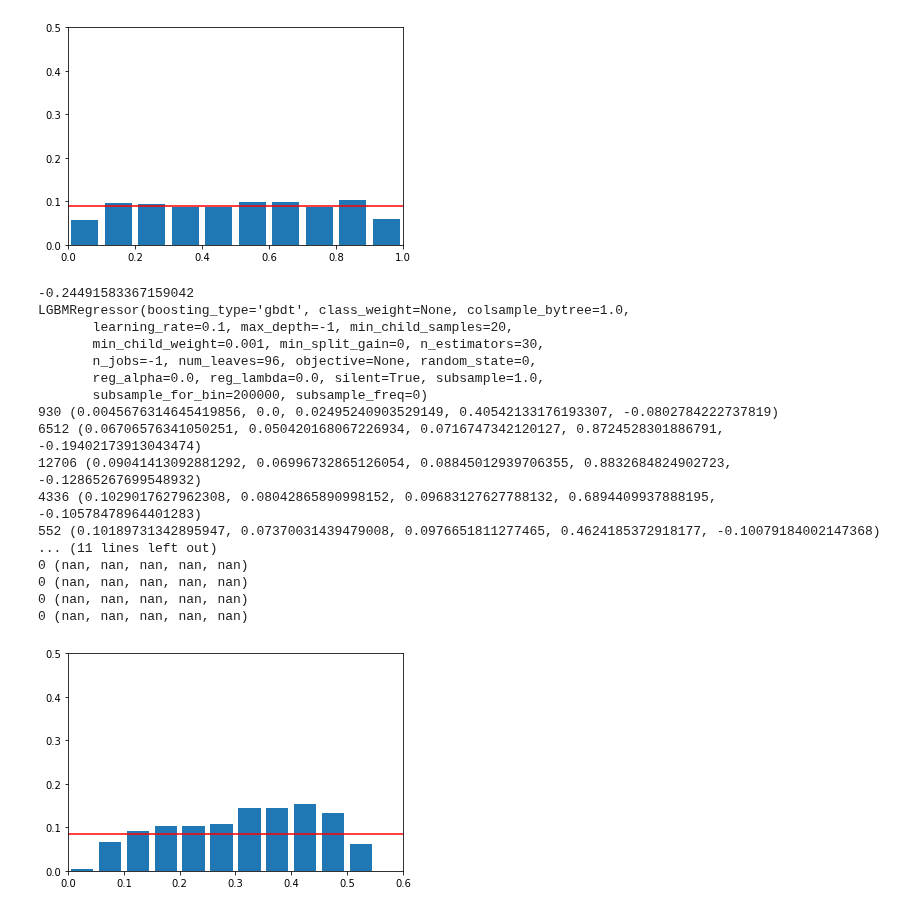
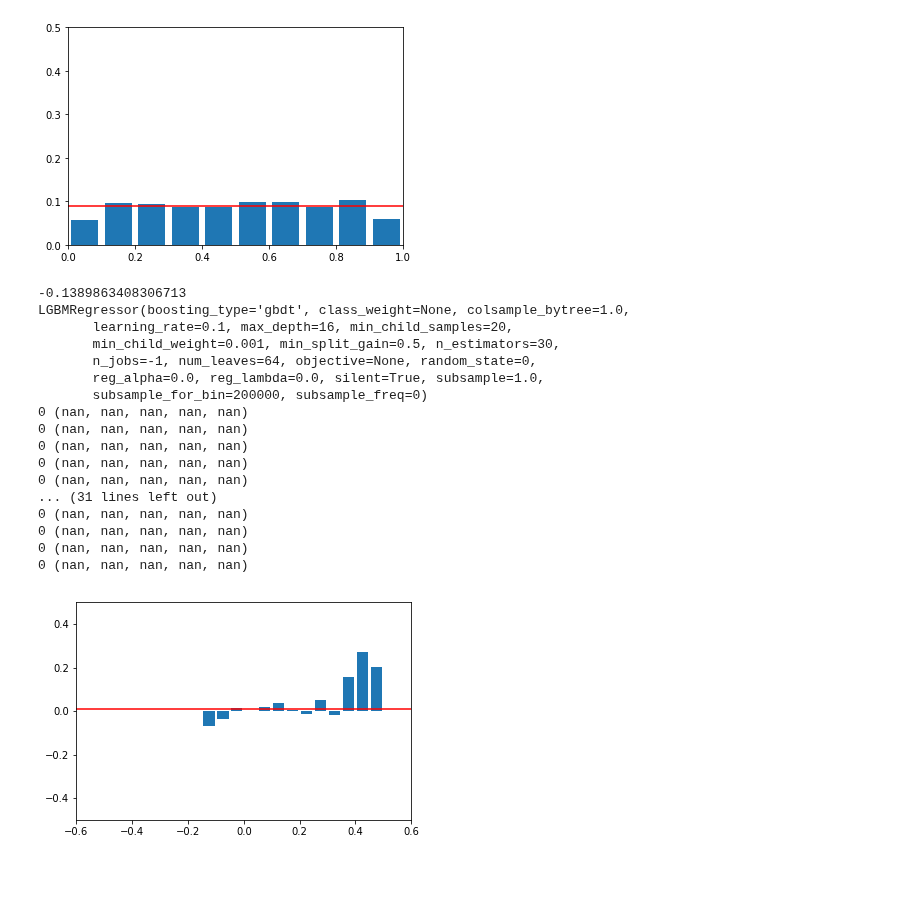
Before and after one commit to Bantorra0/Quant, a Jupyter notebook: test_clf.ipynb, the cells around one changed output. Drawn from its saved outputs; the diff is of its cells as text; code cells hidden in the pictures; blank space fills up the shorter version.

```diff
--- a/test_clf.ipynb
+++ b/test_clf.ipynb
@@ -47,14 +47,18 @@ X = ml_model.gen_X(df_all, cols_future)
 
 paras = [("y_l_rise", {"pred_period": 20, "is_high": True, "is_clf": False,"threshold":0.2}, df_all),
          ("y_l_decline", {"pred_period": 20, "is_high": False, "is_clf": False, "threshold":0.2}, df_all),
-         ("y_s_rise", {"pred_period": 5, "is_high": True, "is_clf": False,"threshold":0.1}, df_all),
-         ("y_s_decline", {"pred_period": 5, "is_high": False, "is_clf": False,"threshold":0.1}, df_all), ]
+         # ("y_s_rise", {"pred_period": 5, "is_high": True, "is_clf": False,"threshold":0.1}, df_all),
+         # ("y_s_decline", {"pred_period": 5, "is_high": False, "is_clf": False,"threshold":0.1}, df_all),
+         ]
 
 # paras = [("y_l", {"pred_period": 20, "is_high": True, "is_clf": False,
 #                        "threshold":0.1}, df_all)]
 Y = pd.concat([ml_model.gen_y(v2, **v1) for k, v1, v2 in paras], axis=1)
 Y.columns = [k for k, _, _ in paras]
 Y.index = X.index
+Y["y_l"] = Y.apply(
+    lambda r:r["y_l_rise"] if r["y_l_rise"]> -r["y_l_decline"] else r["y_l_decline"],
+    axis=1)
 print(X.shape, Y.shape, Y.columns)
 # %% [output]
 2018-01-01 2011-02-27 2009-02-07
@@ -107,10 +114,10 @@ print(train_date_idx[0],train_date_idx[-1])
 test_date_idx = trading_date_idxes[(trading_date_idxes>="2017-01-01")][:-21]
 print(test_date_idx[0],test_date_idx[-1])
 
-ycol = "y_l_rise"
+ycol = "y_l"
 X_train = X.loc[train_date_idx]
-Y_train = {ycol:Y.loc[train_date_idx, ycol]}
+Y_train = Y.loc[train_date_idx]
 print(X_train.shape, Y_train[ycol].shape)
 X_test = X.loc[test_date_idx]
-Y_test = {ycol:Y.loc[test_date_idx,ycol]}
-print(X_test.shape, Y_test[ycol].shape)
+Y_test = Y.loc[test_date_idx]
+print(X_test.shape, Y_test.shape)
@@ -220,11 +232,11 @@ for code, df in df_combined[cond].groupby("code"):
 2017-05-23  603799.SH   42.7  42.9562    42.5035  0.379645  0.730326
 # %%
 models["model_l_high_reg"] = lgbm.LGBMRegressor(
-    n_estimators=30, num_leaves=96,
-    max_depth=-1,
+    n_estimators=30, num_leaves=64,
+    max_depth=16,
     random_state=0,
     min_child_samples=20,
-    min_split_gain=0,
+    min_split_gain=0.5,
 )
 
 
@@ -371,49 +370,54 @@ Y_test_pred_reg ={ycol: models["model_l_high_reg"].predict(X_test)}
 print(models["model_l_high_reg"].score(X_test,Y_test[ycol]))
 print(models["model_l_high_reg"])
 
 interval = 0.05
 n = int(1/interval)
 x0 = np.arange(n+1)*interval
 y0 = np.ones(x0.shape)* Y_test[ycol].mean()
 
+ycol2 = "y_l"
+
 
 y1 = []
 cnt1 = []
-for i in range(n):
+for i in range(-n,n):
     p0 = i*interval
     p1 = (i+1)*interval
     cond=(p0 < Y_test_pred_reg[ycol]) & (Y_test_pred_reg[ycol] <=p1)
     cnt1.append(sum(cond))
-    y1.append((Y_test[ycol][cond].mean(), Y_test[ycol][cond].median(),Y_test[ycol][cond].std(),Y_test[ycol][cond].max(),Y_test[ycol][cond].min()))
+    y1.append((Y_test[ycol2][cond].mean(), Y_test[ycol2][cond].median(),
+               Y_test[ycol2][cond].std(),Y_test[ycol2][cond].max(),Y_test[
+                   ycol2][cond].min()))
 for c,p in zip(cnt1,y1):
     print(c,p)
 
-plt.bar(np.arange(len(y1))*interval+interval/2,[mean for mean,_, _,_,_ in y1],width=0.8*interval)
+plt.bar(np.arange(-n,n)*interval+interval/2,[mean for mean,_, _,_,_ in y1],
+        width=0.8*interval)
 
-x0 = np.arange(int(1/interval)+1)*interval
-y0 = np.ones(x0.shape)* Y_test[ycol].mean()
+x0 = np.arange(-n,n+1)*interval
+y0 = np.ones(x0.shape)* Y_test[ycol2].mean()
 plt.plot(x0,y0,color='r')
 # plt.plot(x,y1,color='r')
-plt.xlim(0,0.6)
-plt.ylim(0,0.5)
+plt.xlim(-0.6,0.6)
+plt.ylim(-0.5,0.5)
 plt.show()
 # %% [output]
--0.24491583367159042
+-0.1389863408306713
 LGBMRegressor(boosting_type='gbdt', class_weight=None, colsample_bytree=1.0,
-       learning_rate=0.1, max_depth=-1, min_child_samples=20,
-       min_child_weight=0.001, min_split_gain=0, n_estimators=30,
-       n_jobs=-1, num_leaves=96, objective=None, random_state=0,
+       learning_rate=0.1, max_depth=16, min_child_samples=20,
+       min_child_weight=0.001, min_split_gain=0.5, n_estimators=30,
+       n_jobs=-1, num_leaves=64, objective=None, random_state=0,
        reg_alpha=0.0, reg_lambda=0.0, silent=True, subsample=1.0,
        subsample_for_bin=200000, subsample_freq=0)
-930 (0.0045676314645419856, 0.0, 0.02495240903529149, 0.40542133176193307, -0.0802784222737819)
-6512 (0.06706576341050251, 0.050420168067226934, 0.0716747342120127, 0.8724528301886791, -0.19402173913043474)
-12706 (0.09041413092881292, 0.06996732865126054, 0.08845012939706355, 0.8832684824902723, -0.12865267699548932)
-4336 (0.1029017627962308, 0.08042865890998152, 0.09683127627788132, 0.6894409937888195, -0.10578478964401283)
-552 (0.10189731342895947, 0.07370031439479008, 0.0976651811277465, 0.4624185372918177, -0.10079184002147368)
-... (11 lines left out)
 0 (nan, nan, nan, nan, nan)
 0 (nan, nan, nan, nan, nan)
 0 (nan, nan, nan, nan, nan)
 0 (nan, nan, nan, nan, nan)
+0 (nan, nan, nan, nan, nan)
+... (31 lines left out)
+0 (nan, nan, nan, nan, nan)
+0 (nan, nan, nan, nan, nan)
+0 (nan, nan, nan, nan, nan)
+0 (nan, nan, nan, nan, nan)
-[figure, old version]
+[figure, new version]
 # %%
```
Also changed, not shown: parts of 7 cells of this notebook, 3 other files.
